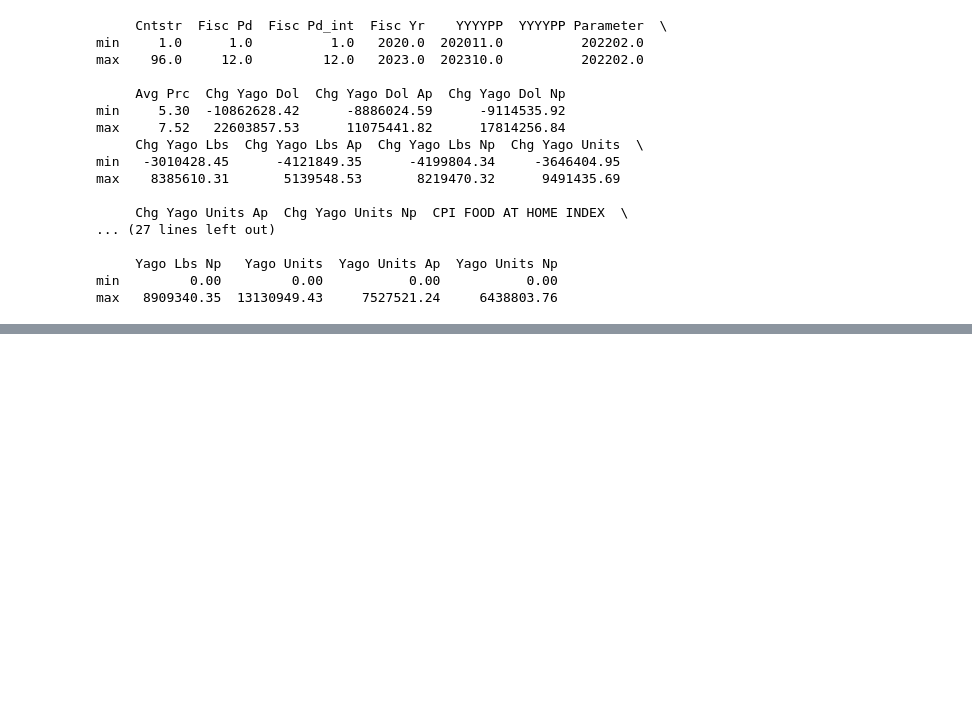
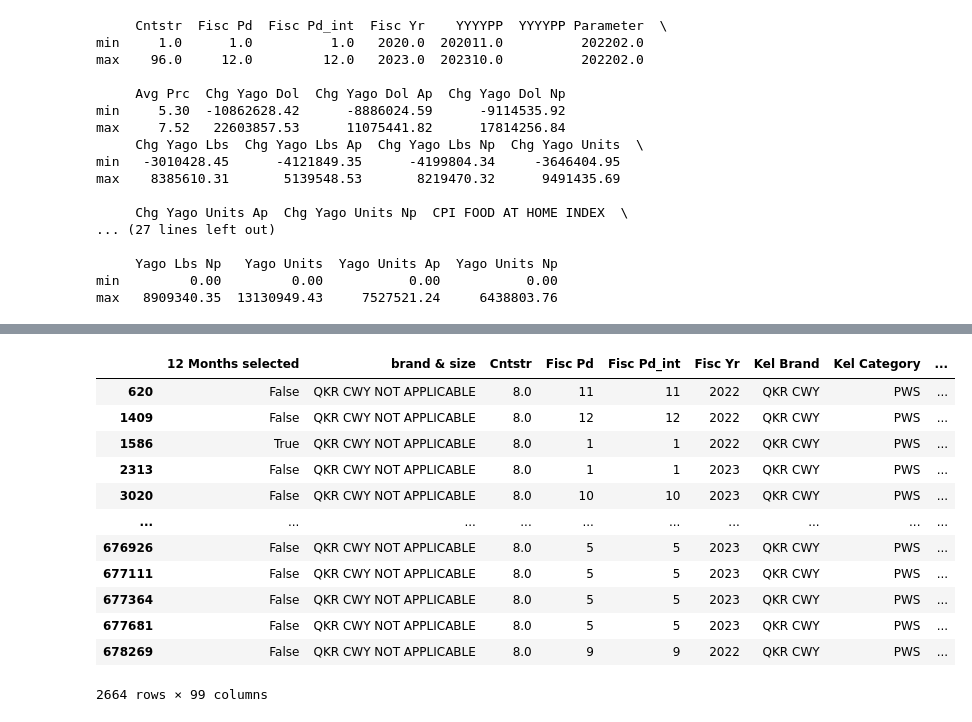
Before and after one commit to mazure21/Kellanova, a Jupyter notebook: Kellanova Data Exploration.ipynb, the cells around one changed output, grey strips where cells are left out. Drawn from its saved outputs; the diff is of its cells as text; code cells hidden in the pictures; blank space fills up the shorter version.

```diff
--- a/Kellanova Data Exploration.ipynb
+++ b/Kellanova Data Exploration.ipynb
@@ -545,0 +709,4 @@ max   8909340.35  13130949.43     7527521.24     6438803.76
+# %%
+qkr = EDT[EDT['Kel Ppg'].astype(str).str.contains('QKR')]
+kind = EDT[EDT['Kel Ppg'].astype(str).str.contains('KIND')]
+clif = EDT[EDT['Kel Ppg'].astype(str).str.contains('CLIF')]
@@ -545,0 +733,17 @@ max   8909340.35  13130949.43     7527521.24     6438803.76
+# %%
+qkr_8ct = qkr[qkr['Kel Ppg'] == 'QKR CHEWY 8CT']
+qkr_8ct
+# %% [output]
+|  | 12 Months selected | brand & size | Cntstr | Fisc Pd | Fisc Pd_int | Fisc Yr | Kel Brand | Kel Category | ... |
+| 620 | False | QKR CWY NOT APPLICABLE | 8.0 | 11 | 11 | 2022 | QKR CWY | PWS | ... |
+| 1409 | False | QKR CWY NOT APPLICABLE | 8.0 | 12 | 12 | 2022 | QKR CWY | PWS | ... |
+| 1586 | True | QKR CWY NOT APPLICABLE | 8.0 | 1 | 1 | 2022 | QKR CWY | PWS | ... |
+| 2313 | False | QKR CWY NOT APPLICABLE | 8.0 | 1 | 1 | 2023 | QKR CWY | PWS | ... |
+| 3020 | False | QKR CWY NOT APPLICABLE | 8.0 | 10 | 10 | 2023 | QKR CWY | PWS | ... |
+| ... | ... | ... | ... | ... | ... | ... | ... | ... | ... |
+| 676926 | False | QKR CWY NOT APPLICABLE | 8.0 | 5 | 5 | 2023 | QKR CWY | PWS | ... |
+| 677111 | False | QKR CWY NOT APPLICABLE | 8.0 | 5 | 5 | 2023 | QKR CWY | PWS | ... |
+| 677364 | False | QKR CWY NOT APPLICABLE | 8.0 | 5 | 5 | 2023 | QKR CWY | PWS | ... |
+| 677681 | False | QKR CWY NOT APPLICABLE | 8.0 | 5 | 5 | 2023 | QKR CWY | PWS | ... |
+| 678269 | False | QKR CWY NOT APPLICABLE | 8.0 | 9 | 9 | 2022 | QKR CWY | PWS | ... |
+2664 rows × 99 columns
```
Also changed, not shown: parts of 19 cells of this notebook, 6 other files.
